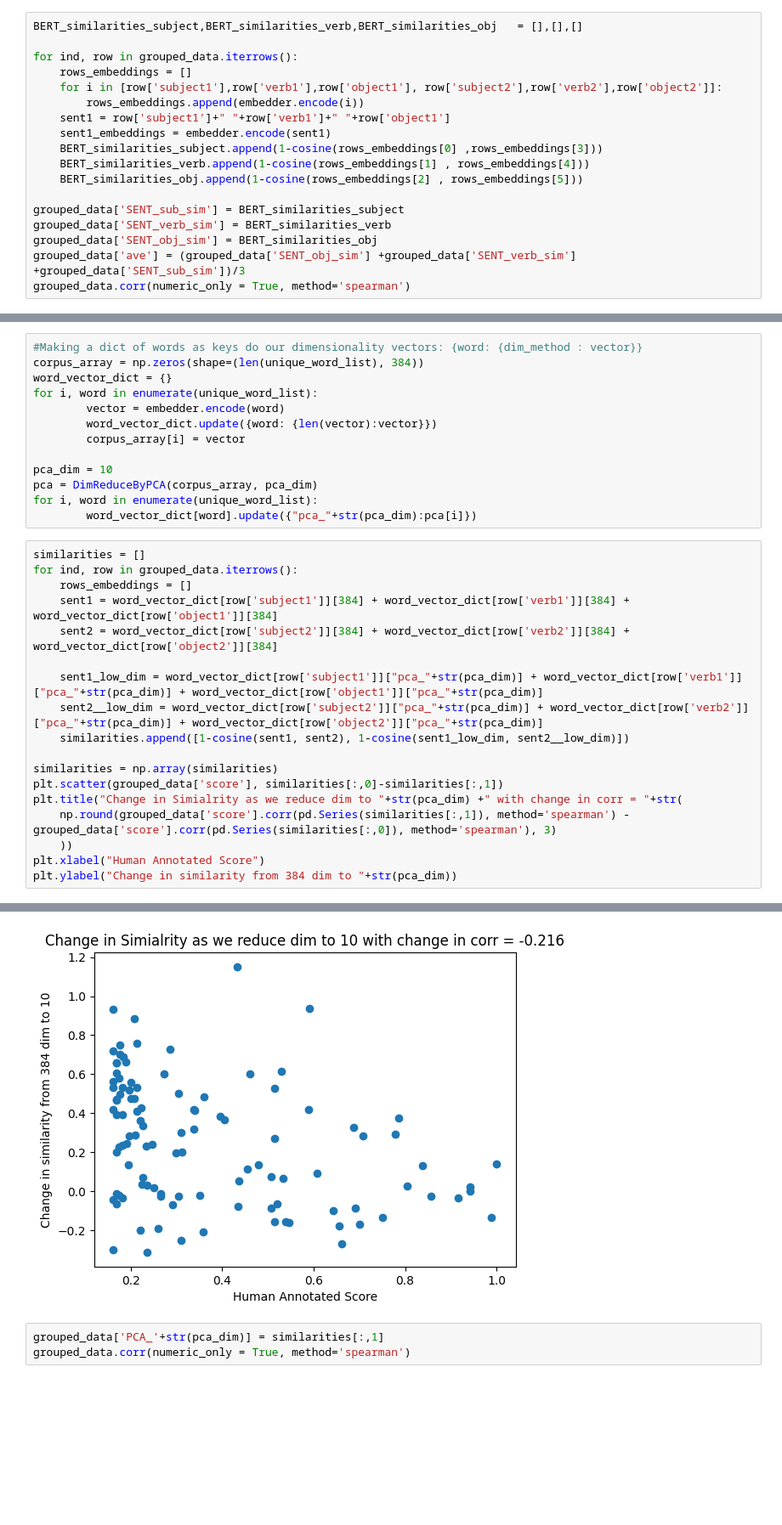
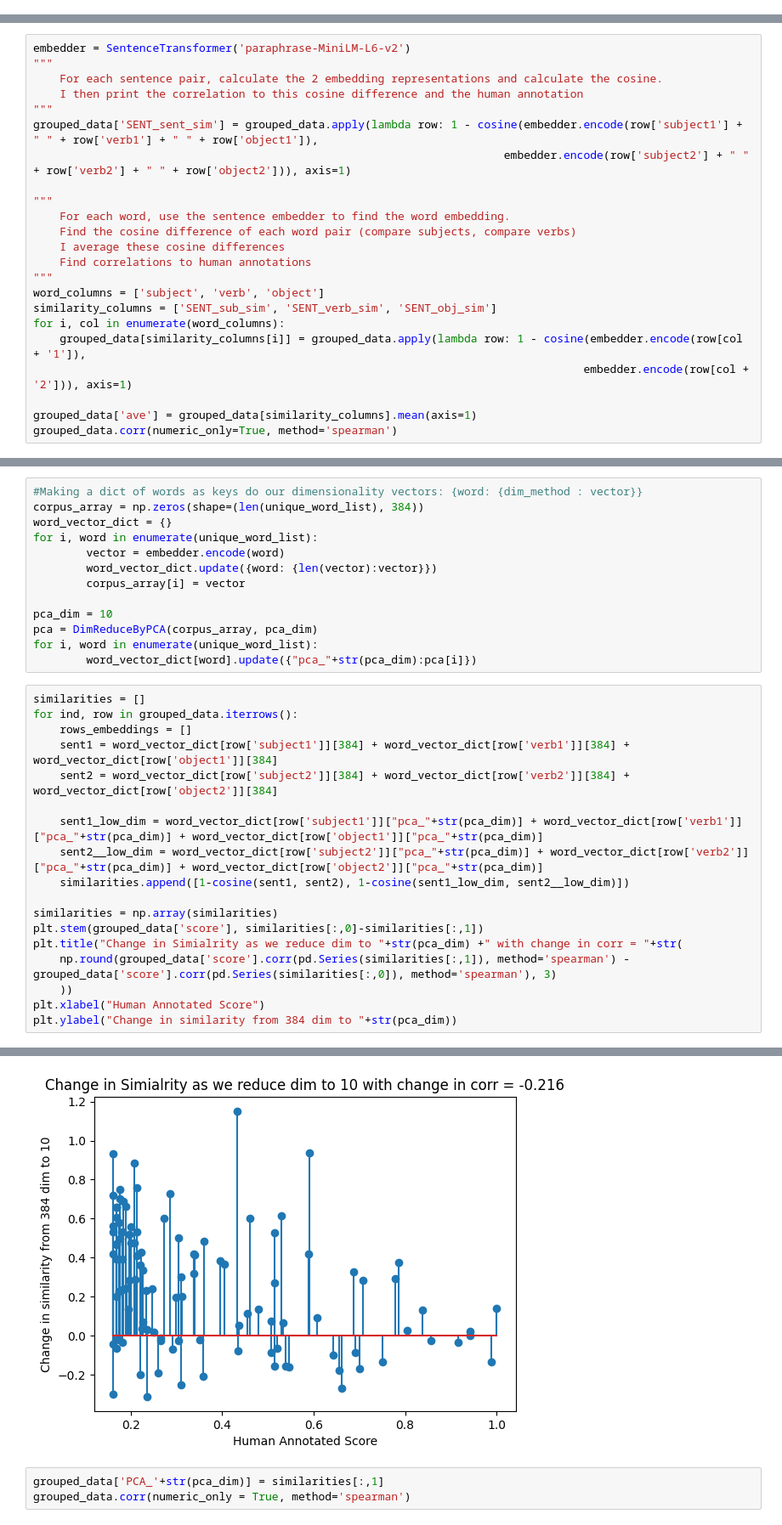
Before and after one commit to henry-dev-atkins/QNLP_MasterWork, a Jupyter notebook: IanMeeting.ipynb, the cells around one changed output, grey strips where cells are left out. Shown at 85% size. Cells and saved outputs as stored; diff of their text form; blank space fills up the shorter version.

```diff
--- a/IanMeeting.ipynb
+++ b/IanMeeting.ipynb
@@ -116,18 +59,0 @@ plt.xlim(left=0.1, right=1.1)
-# %%
-BERT_similarities_subject,BERT_similarities_verb,BERT_similarities_obj   = [],[],[]
-
-for ind, row in grouped_data.iterrows():
-	rows_embeddings = []
-	for i in [row['subject1'],row['verb1'],row['object1'], row['subject2'],row['verb2'],row['object2']]:
-		rows_embeddings.append(embedder.encode(i))
-	sent1 = row['subject1']+" "+row['verb1']+" "+row['object1']
-	sent1_embeddings = embedder.encode(sent1)
-	BERT_similarities_subject.append(1-cosine(rows_embeddings[0] ,rows_embeddings[3]))
-	BERT_similarities_verb.append(1-cosine(rows_embeddings[1] , rows_embeddings[4]))
-	BERT_similarities_obj.append(1-cosine(rows_embeddings[2] , rows_embeddings[5]))
-
-grouped_data['SENT_sub_sim'] = BERT_similarities_subject
-grouped_data['SENT_verb_sim'] = BERT_similarities_verb
-grouped_data['SENT_obj_sim'] = BERT_similarities_obj
-grouped_data['ave'] = (grouped_data['SENT_obj_sim'] +grouped_data['SENT_verb_sim'] +grouped_data['SENT_sub_sim'])/3
-grouped_data.corr(numeric_only = True, method='spearman')
@@ -158,0 +60,23 @@ Text(0.5, 1.0, 'SquaredError between sum of word encodings and sentence (mean =
+# %%
+embedder = SentenceTransformer('paraphrase-MiniLM-L6-v2')
+"""
+    For each sentence pair, calculate the 2 embedding representations and calculate the cosine.
+    I then print the correlation to this cosine difference and the human annotation
+"""
+grouped_data['SENT_sent_sim'] = grouped_data.apply(lambda row: 1 - cosine(embedder.encode(row['subject1'] + " " + row['verb1'] + " " + row['object1']),
+                                                                       embedder.encode(row['subject2'] + " " + row['verb2'] + " " + row['object2'])), axis=1)
+
+"""
+    For each word, use the sentence embedder to find the word embedding.
+    Find the cosine difference of each word pair (compare subjects, compare verbs)
+    I average these cosine differences
+    Find correlations to human annotations
+"""
+word_columns = ['subject', 'verb', 'object']
+similarity_columns = ['SENT_sub_sim', 'SENT_verb_sim', 'SENT_obj_sim']
+for i, col in enumerate(word_columns):
+    grouped_data[similarity_columns[i]] = grouped_data.apply(lambda row: 1 - cosine(embedder.encode(row[col + '1']),
+                                                                                   embedder.encode(row[col + '2'])), axis=1)
+
+grouped_data['ave'] = grouped_data[similarity_columns].mean(axis=1)
+grouped_data.corr(numeric_only=True, method='spearman')
@@ -194,24 +155,24 @@ for i, word in enumerate(unique_word_list):
 # %%
 similarities = []
 for ind, row in grouped_data.iterrows():
 	rows_embeddings = []
 	sent1 = word_vector_dict[row['subject1']][384] + word_vector_dict[row['verb1']][384] + word_vector_dict[row['object1']][384]
 	sent2 = word_vector_dict[row['subject2']][384] + word_vector_dict[row['verb2']][384] + word_vector_dict[row['object2']][384]
 
 	sent1_low_dim = word_vector_dict[row['subject1']]["pca_"+str(pca_dim)] + word_vector_dict[row['verb1']]["pca_"+str(pca_dim)] + word_vector_dict[row['object1']]["pca_"+str(pca_dim)]
 	sent2__low_dim = word_vector_dict[row['subject2']]["pca_"+str(pca_dim)] + word_vector_dict[row['verb2']]["pca_"+str(pca_dim)] + word_vector_dict[row['object2']]["pca_"+str(pca_dim)]
 	similarities.append([1-cosine(sent1, sent2), 1-cosine(sent1_low_dim, sent2__low_dim)])
 
 similarities = np.array(similarities)
-plt.scatter(grouped_data['score'], similarities[:,0]-similarities[:,1])
+plt.stem(grouped_data['score'], similarities[:,0]-similarities[:,1])
 plt.title("Change in Simialrity as we reduce dim to "+str(pca_dim) +" with change in corr = "+str(
 	np.round(grouped_data['score'].corr(pd.Series(similarities[:,1]), method='spearman') - grouped_data['score'].corr(pd.Series(similarities[:,0]), method='spearman'), 3)
 	))
 plt.xlabel("Human Annotated Score")
 plt.ylabel("Change in similarity from 384 dim to "+str(pca_dim))
 # %% [output]
 Text(0, 0.5, 'Change in similarity from 384 dim to 10')
-[figure, old version]
+[figure, new version]
 # %%
 grouped_data['PCA_'+str(pca_dim)] = similarities[:,1]
 grouped_data.corr(numeric_only = True, method='spearman')
```
Also changed, not shown: parts of 24 cells of this notebook.
